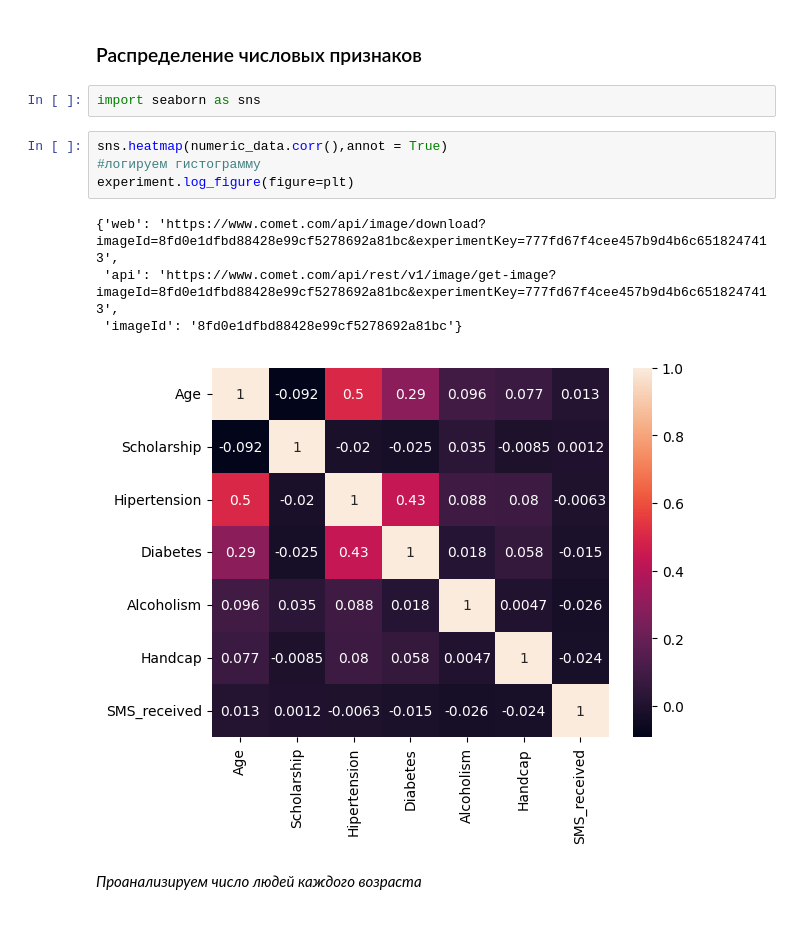
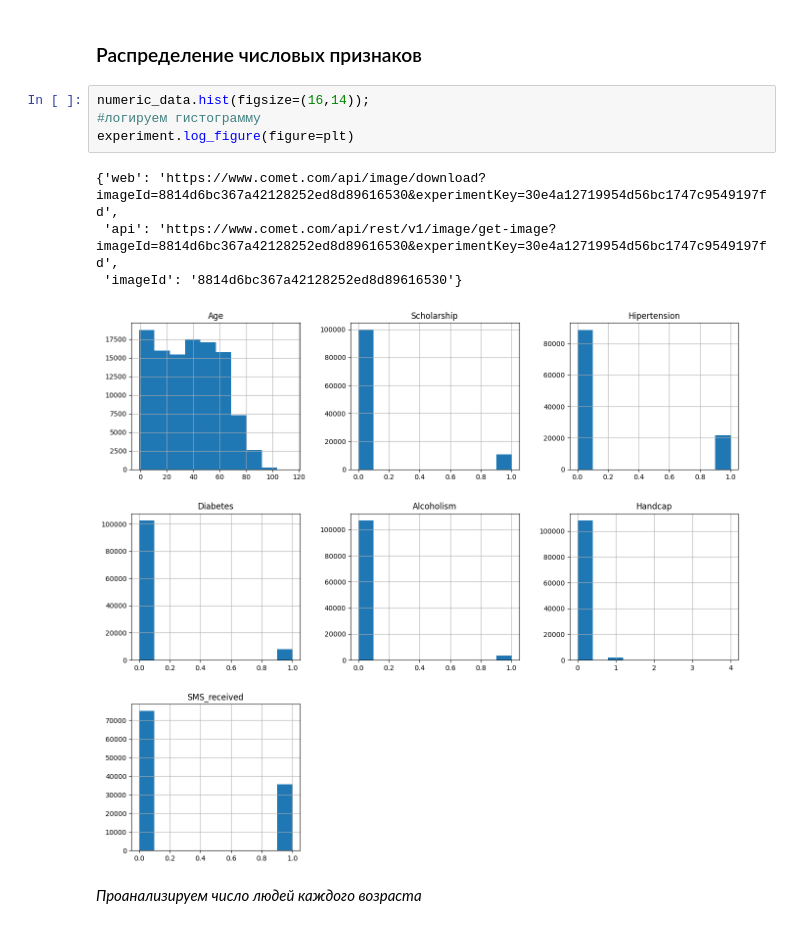
Before and after one commit to Alevtina529/test, a Jupyter notebook: noshowappointments_cometml_new.ipynb, the cells around one changed output. Drawn from its saved outputs; the diff is of its cells as text.

```diff
--- a/noshowappointments_cometml_new.ipynb
+++ b/noshowappointments_cometml_new.ipynb
@@ -85,17 +85,15 @@ numeric_data
 # Визуализация
 # %% [markdown]
 ### Распределение числовых признаков
-# %%
-import seaborn as sns
 # %%
-sns.heatmap(numeric_data.corr(),annot = True)
+numeric_data.hist(figsize=(16,14));
 #логируем гистограмму
 experiment.log_figure(figure=plt)
 # %% [output]
-{'web': 'https://www.comet.com/api/image/download?imageId=8fd0e1dfbd88428e99cf5278692a81bc&experimentKey=777fd67f4cee457b9d4b6c6518247413',
- 'api': 'https://www.comet.com/api/rest/v1/image/get-image?imageId=8fd0e1dfbd88428e99cf5278692a81bc&experimentKey=777fd67f4cee457b9d4b6c6518247413',
- 'imageId': '8fd0e1dfbd88428e99cf5278692a81bc'}
+{'web': 'https://www.comet.com/api/image/download?imageId=8814d6bc367a42128252ed8d89616530&experimentKey=30e4a12719954d56bc1747c9549197fd',
+ 'api': 'https://www.comet.com/api/rest/v1/image/get-image?imageId=8814d6bc367a42128252ed8d89616530&experimentKey=30e4a12719954d56bc1747c9549197fd',
+ 'imageId': '8814d6bc367a42128252ed8d89616530'}
-[figure, old version]
+[figure, new version]
 # %% [markdown]
 *Проанализируем число людей каждого возраста*
 # %%
```
Also changed, not shown: parts of 10 cells of this notebook.
